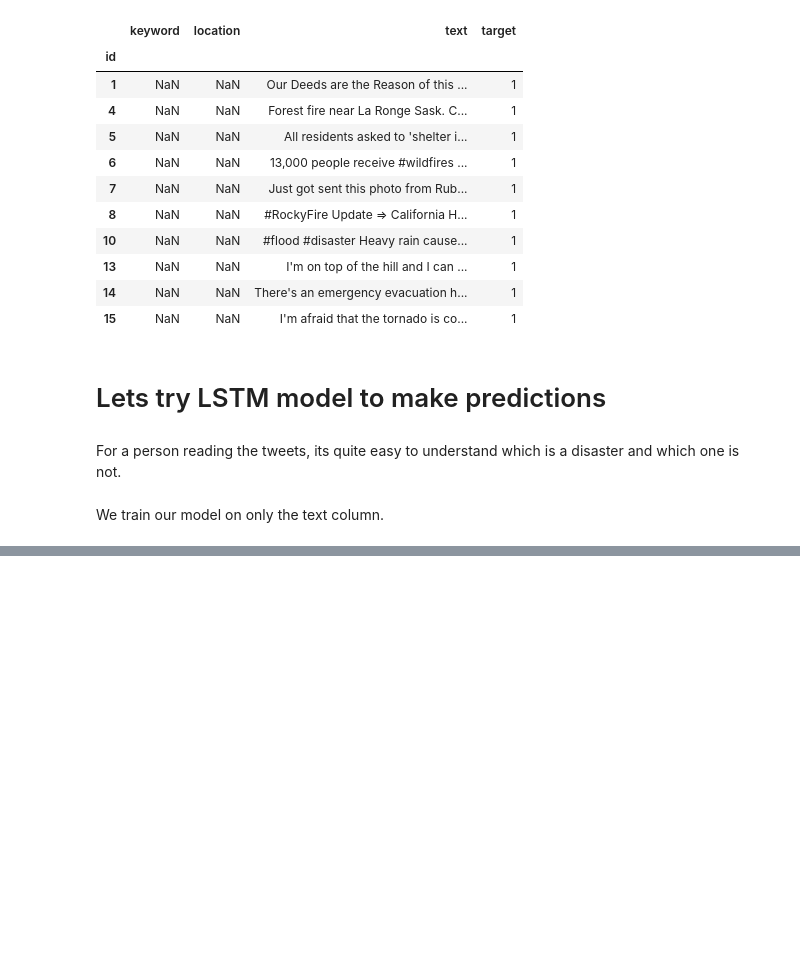
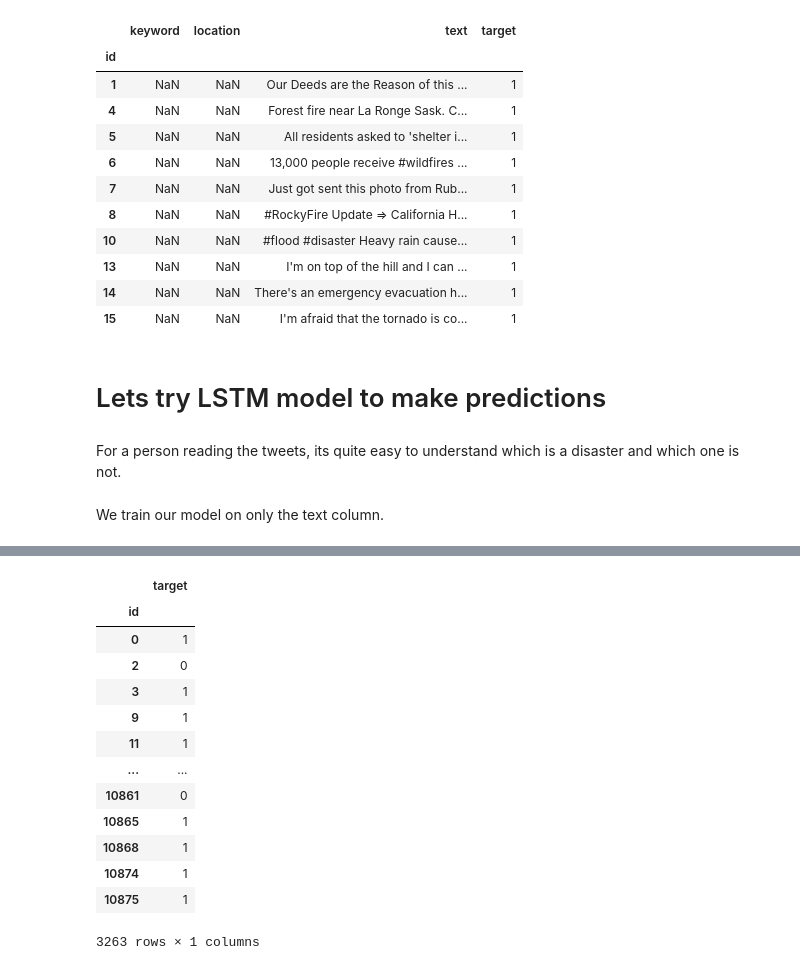
Before and after one commit to Pamalps/projects, a Jupyter notebook: nlp-disaster-prediction-v1.ipynb, the cells around one changed output, grey strips where cells are left out. Cells and saved outputs as stored; diff of their text form; code cells hidden in the pictures; blank space fills up the shorter version.

```diff
--- a/nlp-disaster-prediction-v1.ipynb
+++ b/nlp-disaster-prediction-v1.ipynb
@@ -214,4 +214,21 @@ pad_test = pad_sequences(test_sequences,maxlen=25, padding='post', truncating='p
 submission=pd.read_csv("/kaggle/input/nlp-getting-started/sample_submission.csv", index_col='id')
 prediction = model.predict(pad_test)
 submission['target'] = (prediction>0.5).astype(int)
+# %%
+submission
+# %% [output]
+|  | target |
+| id |  |
+| 0 | 1 |
+| 2 | 0 |
+| 3 | 1 |
+| 9 | 1 |
+| 11 | 1 |
+| ... | ... |
+| 10861 | 0 |
+| 10865 | 1 |
+| 10868 | 1 |
+| 10874 | 1 |
+| 10875 | 1 |
+3263 rows × 1 columns
 # %%
```
Also changed, not shown: parts of 4 cells of this notebook.
